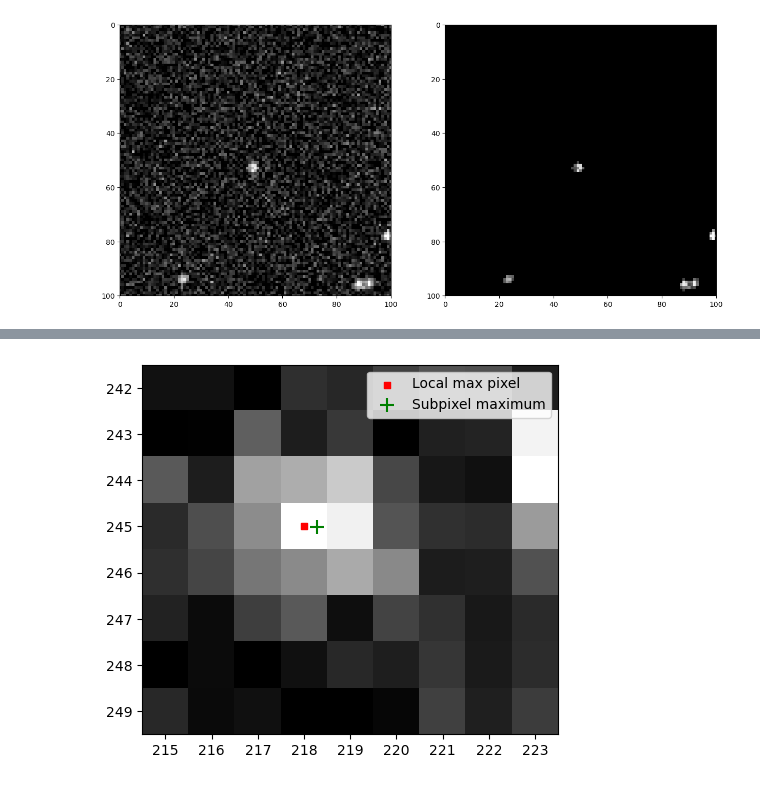
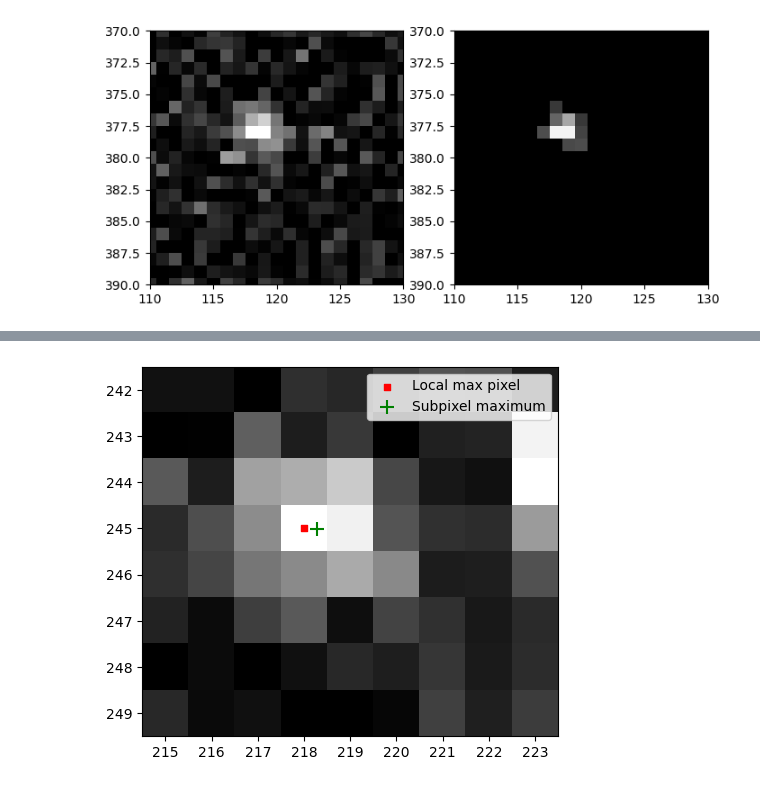
Before and after one commit to TFLVerouden/ETPoF, a Jupyter notebook: HW3/ETPoF_HW3_2.ipynb, the cells around one changed output, grey strips where cells are left out. Drawn from its saved outputs; the diff is of its cells as text; code cells hidden in the pictures.

```diff
--- a/HW3/ETPoF_HW3_2.ipynb
+++ b/HW3/ETPoF_HW3_2.ipynb
@@ -43,15 +72,13 @@ def remove_background(img, sigma_color1 = 50, sigma_space1 = 9,
 # %%
-imgs_nobg = [remove_background(img) for img in tqdm(imgs)]
-
 # Show the image and the processed image next to each other
-fig, ax = plt.subplots(1,2, figsize = (15, 15))
-ax[0].imshow(imgs[0], cmap = 'gray')
-ax[1].imshow(imgs_nobg[0], cmap = 'gray')
-ax[0].set_xlim(0, 100); ax[0].set_ylim(100, 0)
-ax[1].set_xlim(0, 100); ax[1].set_ylim(100, 0)
+fig, ax = plt.subplots(1,2, figsize = (8, 8))
+ax[0].imshow(imgs[48], cmap = 'gray')
+ax[1].imshow(imgs_nobg[48], cmap = 'gray')
+ax[0].set_xlim(110, 130); ax[0].set_ylim(390, 370)
+ax[1].set_xlim(110, 130); ax[1].set_ylim(390, 370)
 plt.show()
 # %% [output]
-[figure, old version]
+[figure, new version]
 # %%
 # # Draw the contours with random colours
 # img_cnt = img_rgb.copy()
```
Also changed, not shown: parts of 8 cells of this notebook.
